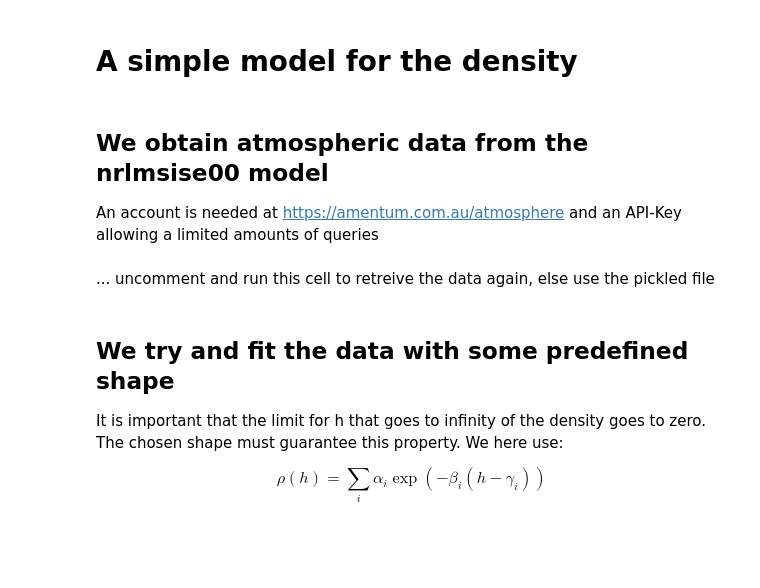
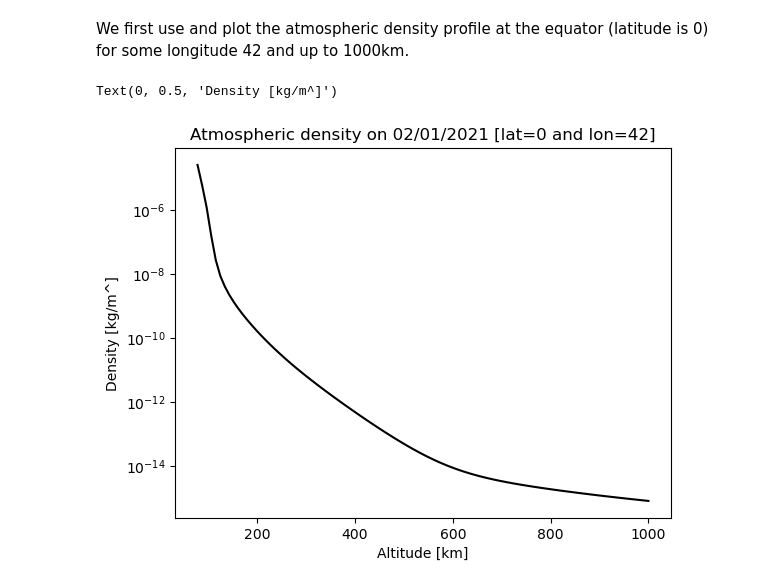
Before and after one commit to esa/cascade, a Jupyter notebook: doc/utilities/simple_atmosphere.ipynb, the cells around one changed output. Cells and saved outputs as stored; diff of their text form; code cells hidden in the pictures; blank space fills up the shorter version.

```diff
--- a/doc/utilities/simple_atmosphere.ipynb
+++ b/doc/utilities/simple_atmosphere.ipynb
@@ -17,12 +32,17 @@ import heyoka as hy
-# %% [markdown]
-# A simple model for the density
 # %% [markdown]
-## We obtain atmospheric data from the nrlmsise00 model
-An account is needed at https://amentum.com.au/atmosphere and an API-Key allowing a limited amounts of queries
+We first use and plot the atmospheric density profile at the equator (latitude is 0) for some longitude 42 and up to 1000km.
 # %%
-# This will contain the density in kg/m3
-density = []
 # This is the grid on the altitude
 altitude = np.linspace(78, 1000, 100)
+lat = 0
+lon = 42
+ds = msise_4d(datetime(2021, 2, 1, 0,0, 0), altitude, lat, lon)
+density_nrl = ds["rho"].data.reshape(100,) * 1000 # now in km/m^2
+plt.figure()
+plt.semilogy(altitude, density_nrl, 'k')
+plt.title("Atmospheric density on 02/01/2021 [lat="+str(lat)+" and lon="+str(lon)+"]")
+plt.xlabel("Altitude [km]")
+plt.ylabel("Density [kg/m^]")
+# %% [output]
+Text(0, 0.5, 'Density [kg/m^]')
+[figure, added]
-# %% [markdown]
-... uncomment and run this cell to retreive the data again, else use the pickled file
@@ -53,7 +48,0 @@ with open("data/atmosphere.pk", "rb") as file:
-# %% [markdown]
-## We try and fit the data with some predefined shape
-It is important that the limit for h that goes to infinity of the density goes to zero. The chosen shape must guarantee this property. We here use:
-
-$$
-\rho(h) = \sum_i\alpha_i\exp(-\beta_i(h-\gamma_i))
-$$
```
Also changed, not shown: parts of 18 cells of this notebook, 3 other files.
